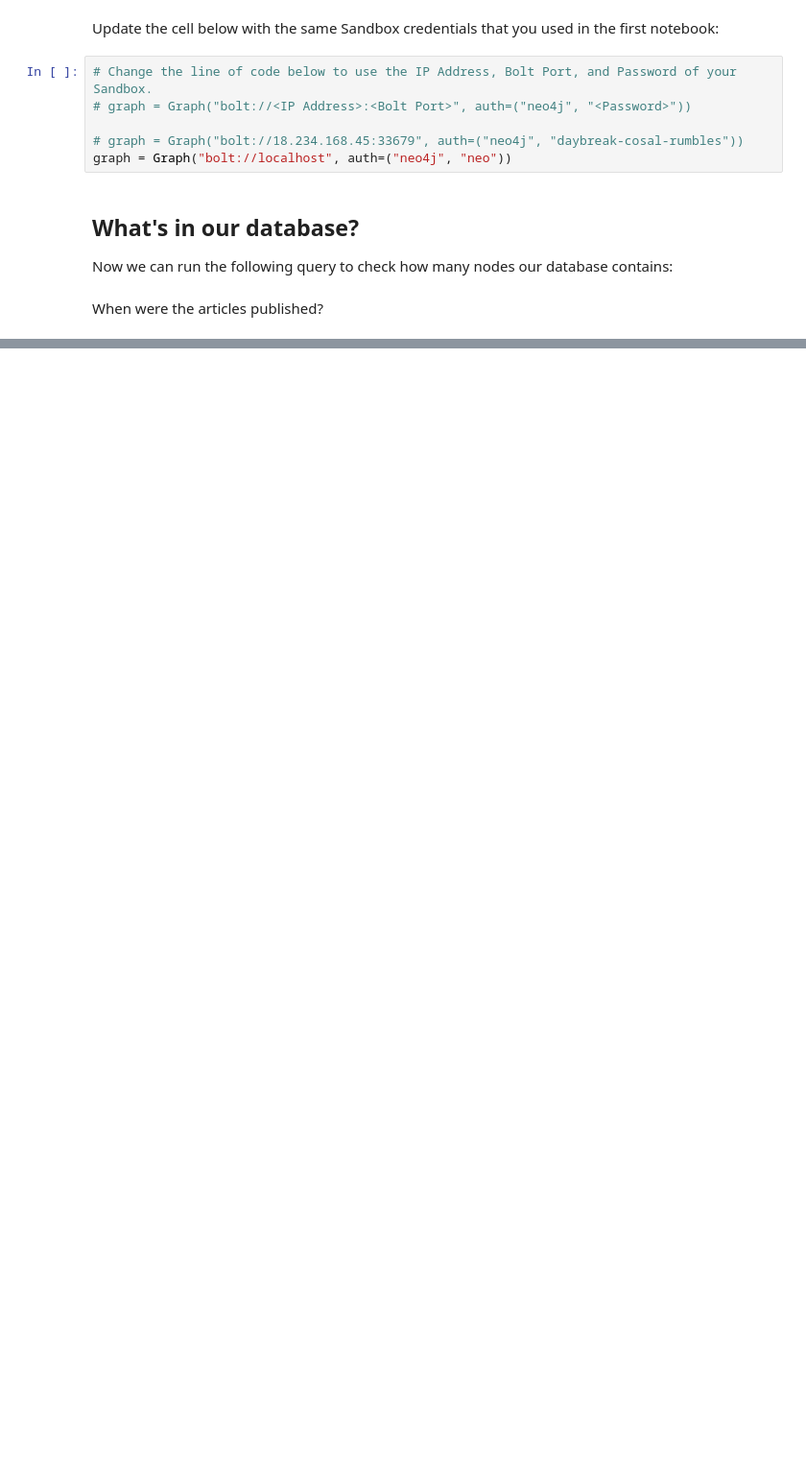
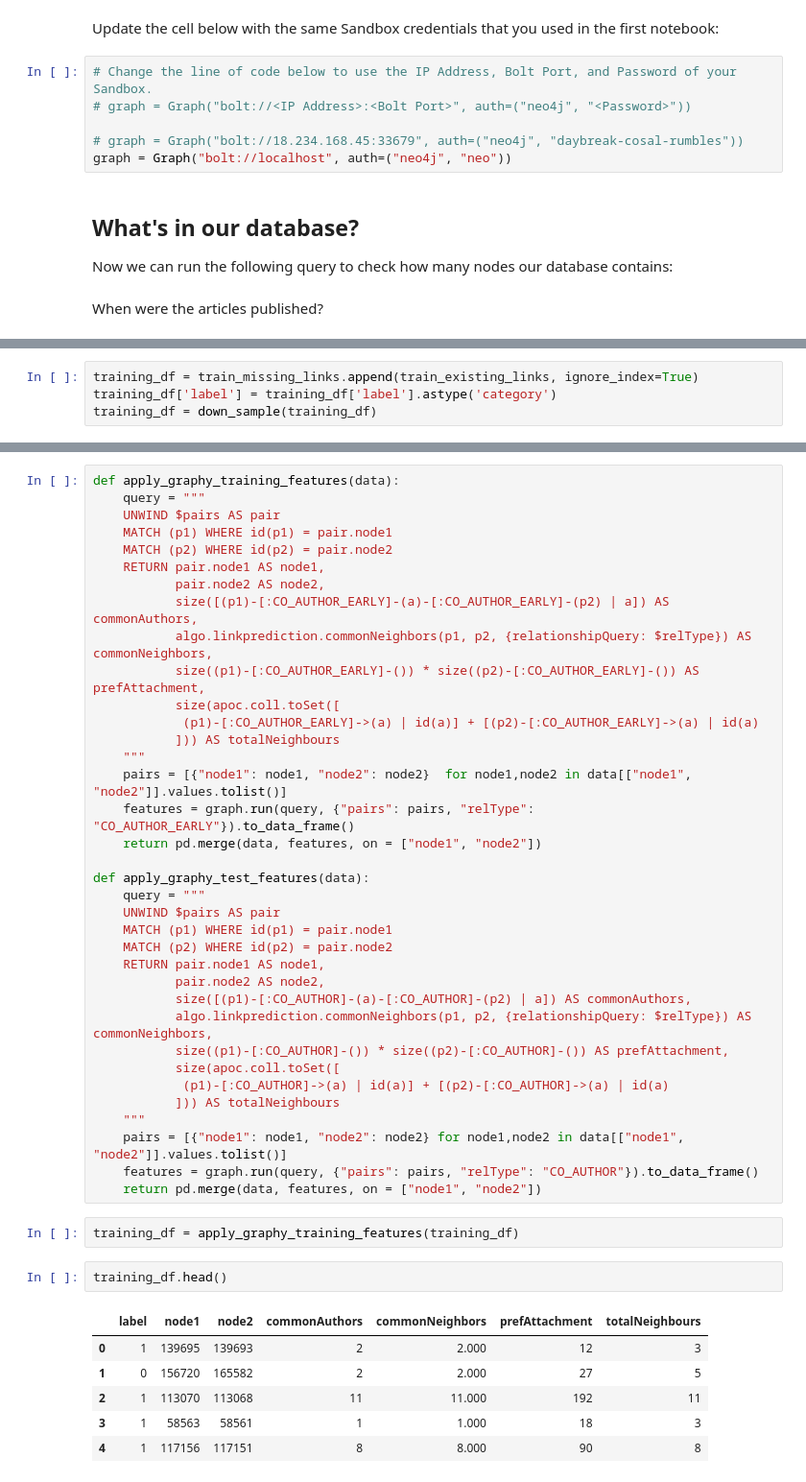
Before and after one commit to mneedham/data-science-training, a Jupyter notebook: 04_Prediction.ipynb, the cells around one changed output, grey strips where cells are left out. Shown at 96% size. Saved outputs shown, nothing was run; the diff lists cells and outputs as text; blank space fills up the shorter version.

```diff
--- a/04_Prediction.ipynb
+++ b/04_Prediction.ipynb
@@ -49,0 +192,4 @@ plt.show()
+# %%
+training_df = train_missing_links.append(train_existing_links, ignore_index=True)
+training_df['label'] = training_df['label'].astype('category')
+training_df = down_sample(training_df)
@@ -49,0 +238,47 @@ plt.show()
+# %%
+def apply_graphy_training_features(data):
+    query = """
+    UNWIND $pairs AS pair
+    MATCH (p1) WHERE id(p1) = pair.node1
+    MATCH (p2) WHERE id(p2) = pair.node2
+    RETURN pair.node1 AS node1,
+           pair.node2 AS node2,
+           size([(p1)-[:CO_AUTHOR_EARLY]-(a)-[:CO_AUTHOR_EARLY]-(p2) | a]) AS commonAuthors,
+           algo.linkprediction.commonNeighbors(p1, p2, {relationshipQuery: $relType}) AS commonNeighbors,
+           size((p1)-[:CO_AUTHOR_EARLY]-()) * size((p2)-[:CO_AUTHOR_EARLY]-()) AS prefAttachment,
+           size(apoc.coll.toSet([
+            (p1)-[:CO_AUTHOR_EARLY]->(a) | id(a)] + [(p2)-[:CO_AUTHOR_EARLY]->(a) | id(a)
+           ])) AS totalNeighbours
+    """
+    pairs = [{"node1": node1, "node2": node2}  for node1,node2 in data[["node1", "node2"]].values.tolist()]
+    features = graph.run(query, {"pairs": pairs, "relType": "CO_AUTHOR_EARLY"}).to_data_frame()
+    return pd.merge(data, features, on = ["node1", "node2"])
+
+def apply_graphy_test_features(data):
+    query = """
+    UNWIND $pairs AS pair
+    MATCH (p1) WHERE id(p1) = pair.node1
+    MATCH (p2) WHERE id(p2) = pair.node2
+    RETURN pair.node1 AS node1,
+           pair.node2 AS node2,
+           size([(p1)-[:CO_AUTHOR]-(a)-[:CO_AUTHOR]-(p2) | a]) AS commonAuthors,
+           algo.linkprediction.commonNeighbors(p1, p2, {relationshipQuery: $relType}) AS commonNeighbors,
+           size((p1)-[:CO_AUTHOR]-()) * size((p2)-[:CO_AUTHOR]-()) AS prefAttachment,
+           size(apoc.coll.toSet([
+            (p1)-[:CO_AUTHOR]->(a) | id(a)] + [(p2)-[:CO_AUTHOR]->(a) | id(a)
+           ])) AS totalNeighbours
+    """
+    pairs = [{"node1": node1, "node2": node2} for node1,node2 in data[["node1", "node2"]].values.tolist()]
+    features = graph.run(query, {"pairs": pairs, "relType": "CO_AUTHOR"}).to_data_frame()
+    return pd.merge(data, features, on = ["node1", "node2"])
+# %%
+training_df = apply_graphy_training_features(training_df)
+# %%
+training_df.head()
+# %% [output]
+|  | label | node1 | node2 | commonAuthors | commonNeighbors | prefAttachment | totalNeighbours |
+| 0 | 1 | 139695 | 139693 | 2 | 2.000 | 12 | 3 |
+| 1 | 0 | 156720 | 165582 | 2 | 2.000 | 27 | 5 |
+| 2 | 1 | 113070 | 113068 | 11 | 11.000 | 192 | 11 |
+| 3 | 1 | 58563 | 58561 | 1 | 1.000 | 18 | 3 |
+| 4 | 1 | 117156 | 117151 | 8 | 8.000 | 90 | 8 |
```
Also changed, not shown: parts of 23 cells of this notebook, 2 other files.
